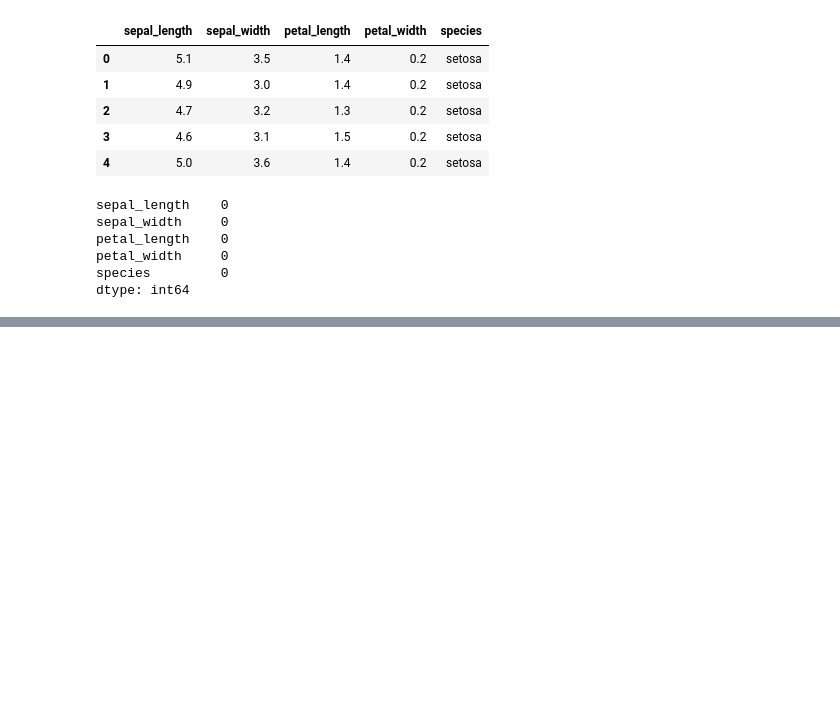
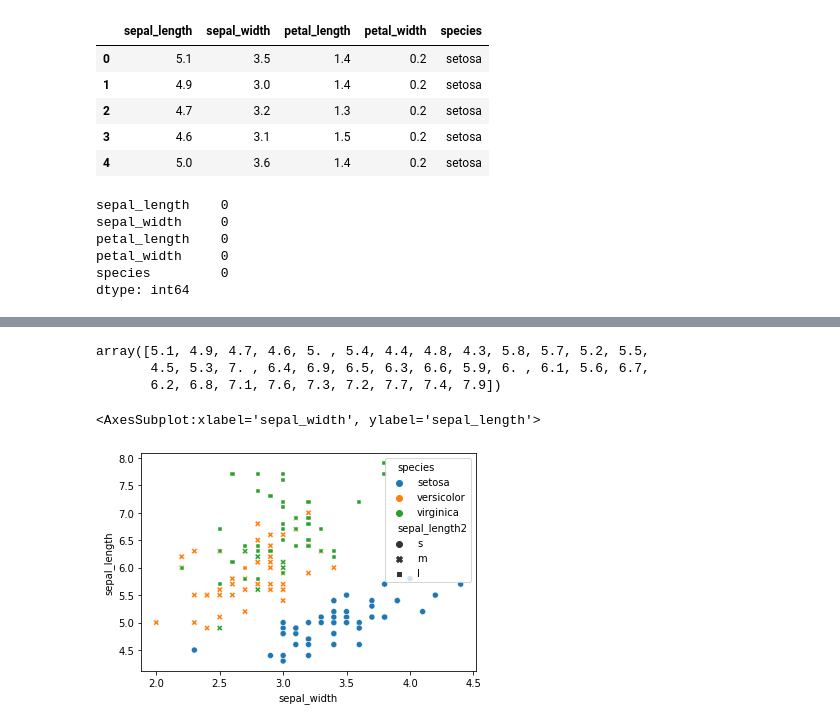
Before and after one commit to skanwngud/Python, a Jupyter notebook: Data/visualization_6.ipynb, the cells around one changed output, grey strips where cells are left out. Drawn from its saved outputs; the diff is of its cells as text; code cells hidden in the pictures; blank space fills up the shorter version.

```diff
--- a/Data/visualization_6.ipynb
+++ b/Data/visualization_6.ipynb
@@ -26,0 +37,22 @@ dtype: int64
+# %%
+# column 분포
+df['sepal_length'].unique()
+# %% [output]
+array([5.1, 4.9, 4.7, 4.6, 5. , 5.4, 4.4, 4.8, 4.3, 5.8, 5.7, 5.2, 5.5,
+       4.5, 5.3, 7. , 6.4, 6.9, 6.5, 6.3, 6.6, 5.9, 6. , 6.1, 5.6, 6.7,
+       6.2, 6.8, 7.1, 7.6, 7.3, 7.2, 7.7, 7.4, 7.9])
+# %%
+def function1(x):
+    if x<3:
+        return 's'
+    elif x<5:
+        return 'm'
+    else:
+        return 'l'
+# %%
+df['sepal_length2'] = df['petal_length'].apply(function1)
+# %%
+sns.scatterplot(data=df, x='sepal_width', y='sepal_length', hue='species', style='sepal_length2')
+# %% [output]
+<AxesSubplot:xlabel='sepal_width', ylabel='sepal_length'>
+[figure, added]
```
Also changed, not shown: parts of 7 cells of this notebook, 1 other file.
